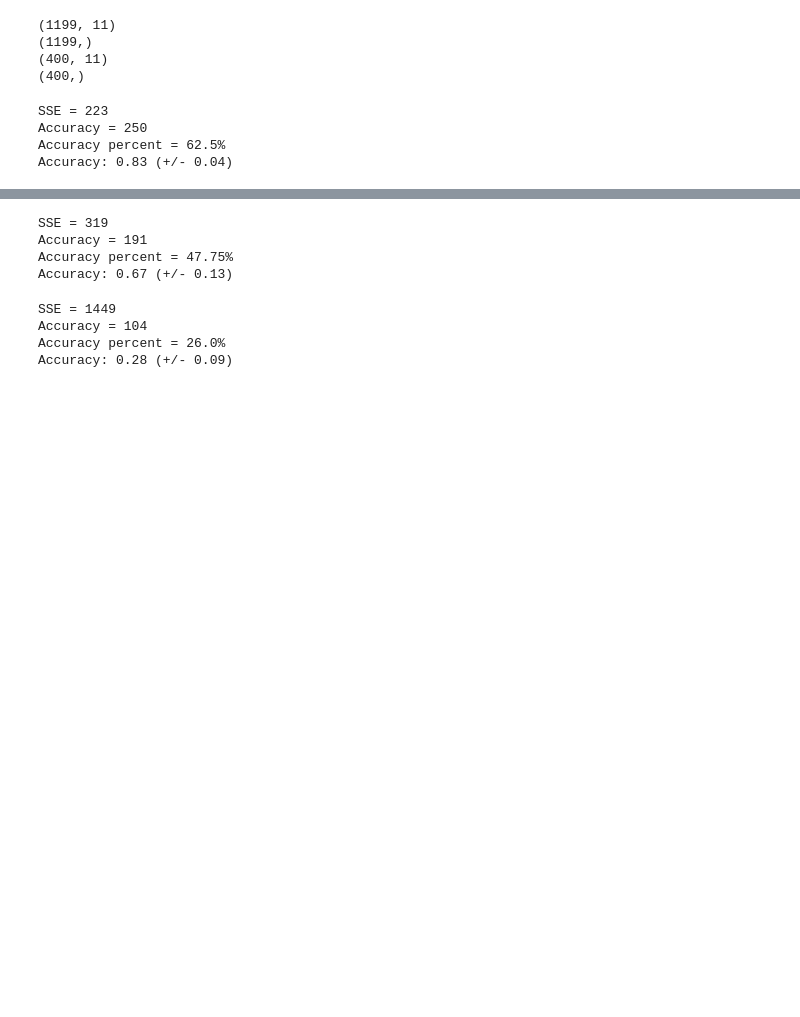
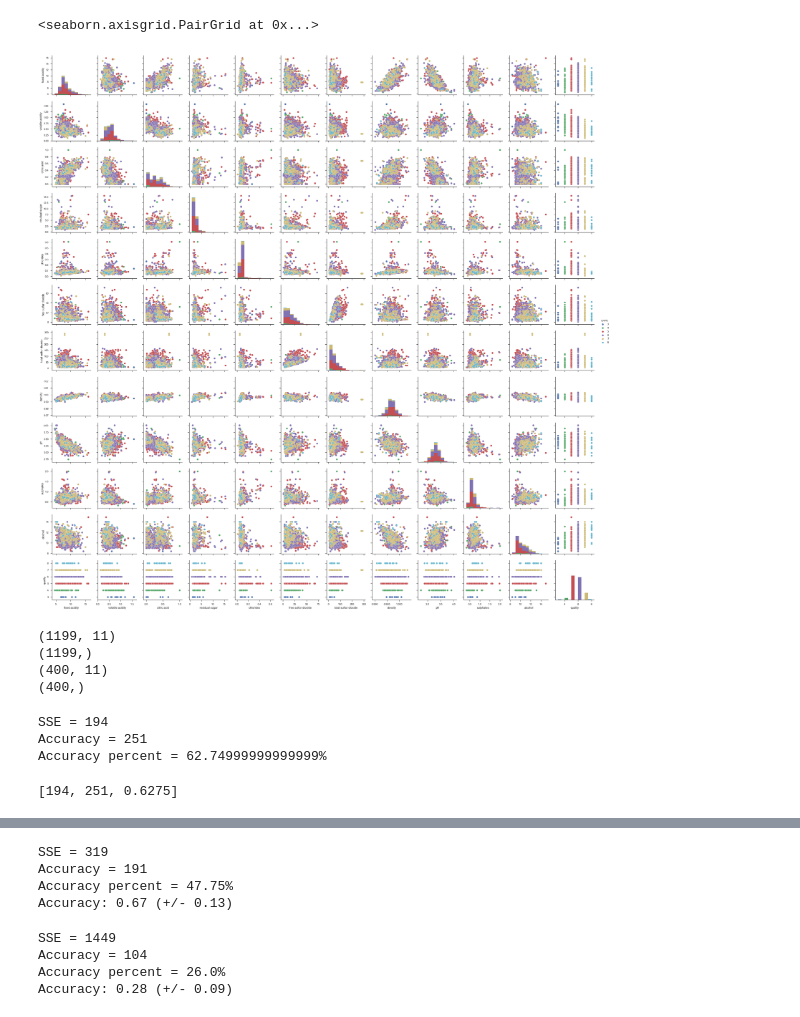
Before and after one commit to ammyblabla/wine_quality, a Jupyter notebook: wine.ipynb, the cells around one changed output, grey strips where cells are left out. Saved outputs shown, nothing was run; the diff lists cells and outputs as text; code cells hidden in the pictures; blank space fills up the shorter version.

Commit message:
tune decision tree classifier

```diff
--- a/wine.ipynb
+++ b/wine.ipynb
@@ -8,8 +8,11 @@ df = pd.read_csv('winequality-red.csv')
 y = df.quality
 x = df.drop(columns=['quality'])
 # %%
-# sns.set(style="ticks")
-# sns.pairplot(df, hue="quality")
+sns.set(style="ticks")
+sns.pairplot(df, hue="quality")
+# %% [output]
+<seaborn.axisgrid.PairGrid at 0x...>
+[figure, added]
 # %%
 # from sklearn.preprocessing import StandardScaler
 # sc = StandardScaler()
@@ -40,16 +43,16 @@ print(y_test.shape)
 (400, 11)
 (400,)
 # %%
-# not tune
 from sklearn.ensemble import RandomForestClassifier
-clf = RandomForestClassifier(max_depth=2)
+# clf = RandomForestClassifier(random_state=0)
+clf = RandomForestClassifier(max_depth=2, random_state=0)
 clf.fit(x_train, y_train)
 y_predict = clf.predict(x_test)
 tester.evaluate(y_predict, (y_test))
 # tester.cross_val(clf, df, y)
-tester.cross_val_accuracy(clf, df, y, cv=10)
+#     tester.cross_val_accuracy(clf, df, y, cv=10)
 # %% [output]
-SSE = 223
-Accuracy = 250
-Accuracy percent = 62.5%
-Accuracy: 0.83 (+/- 0.04)
+SSE = 194
+Accuracy = 251
+Accuracy percent = 62.74999999999999%
+[194, 251, 0.6275]
```
Also changed, not shown: parts of 8 cells of this notebook.
